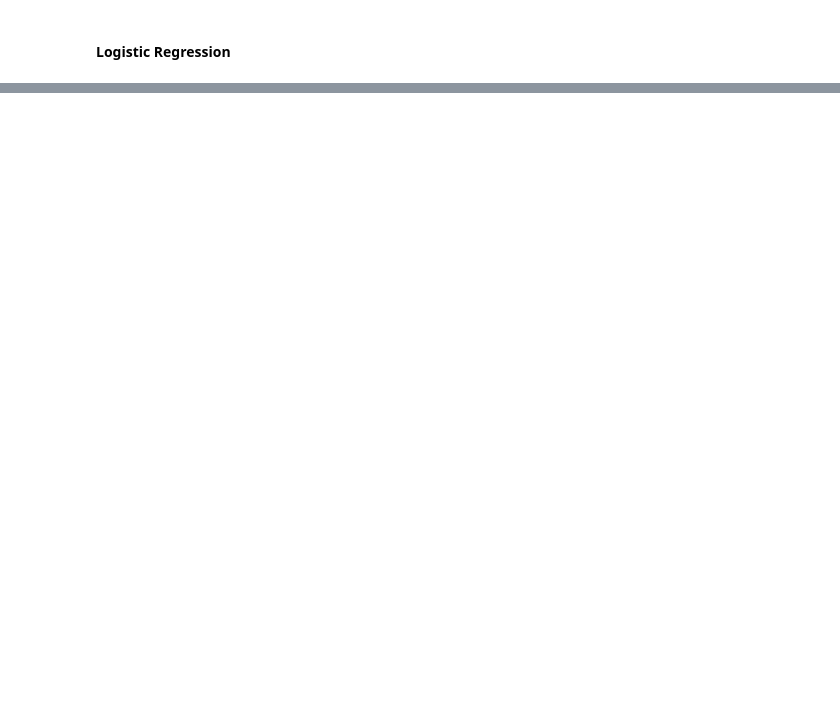
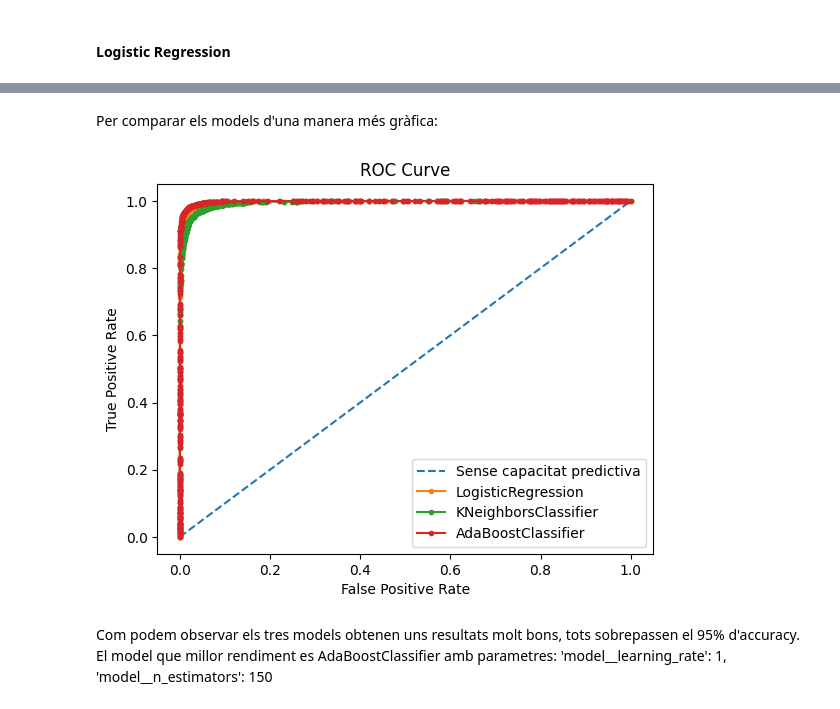
Before and after one commit to date1punto/Apc-2024--Kaggle-LOL, a Jupyter notebook: APC_Kaggle.ipynb, the cells around one changed output, grey strips where cells are left out. Cells and saved outputs as stored; diff of their text form; code cells hidden in the pictures; blank space fills up the shorter version.

```diff
--- a/APC_Kaggle.ipynb
+++ b/APC_Kaggle.ipynb
@@ -768,0 +767,4 @@ show_pr_curve(estimator_svc, X_test_no_cat, y_test_no_cat, "SVC")
+# %%
+show_performance(X_test, y_test, estimator_knn, "KNeighborsClassifier")
+fpr_tpr_diversos_models["KNeighborsClassifier"]=show_roc_curve_binary(estimator_knn, X_test, y_test, "KNeighborsClassifier")
+show_pr_curve(estimator_knn, X_test, y_test, "KNeighborsClassifier")
@@ -768,0 +778,6 @@ show_pr_curve(estimator_svc, X_test_no_cat, y_test_no_cat, "SVC")
+# %%
+abc = AdaBoostClassifier(algorithm="SAMME")
+params_abc=dict(model__n_estimators=[30, 50, 80, 100, 150], model__learning_rate=[0.01, 0.1, 1, 2, 3])
+
+pipeline_abc=createPipeline(abc)
+estimator_abc, _= hyperparameter_tuning(pipeline_abc, params_abc, X_train, y_train.values.ravel(), folds=5)
@@ -768,0 +786,4 @@ show_pr_curve(estimator_svc, X_test_no_cat, y_test_no_cat, "SVC")
+# %%
+show_performance(X_test, y_test, estimator_abc, "AdaBoostClassifier")
+fpr_tpr_diversos_models["AdaBoostClassifier"]=show_roc_curve_binary(estimator_abc, X_test, y_test, "AdaBoostClassifier")
+show_pr_curve(estimator_abc, X_test, y_test, "AdaBoostClassifier")
@@ -768,0 +797,8 @@ show_pr_curve(estimator_svc, X_test_no_cat, y_test_no_cat, "SVC")
+# %% [markdown]
+Per comparar els models d'una manera més gràfica:
+# %%
+show_roc_curve_diversosModels(fpr_tpr_diversos_models)
+# %% [output]
+[figure, added]
+# %% [markdown]
+Com podem observar els tres models obtenen uns resultats molt bons, tots sobrepassen el 95% d'accuracy. El model que millor rendiment es AdaBoostClassifier amb parametres: 'model__learning_rate': 1, 'model__n_estimators': 150
```
Also changed, not shown: parts of 58 cells of this notebook.
